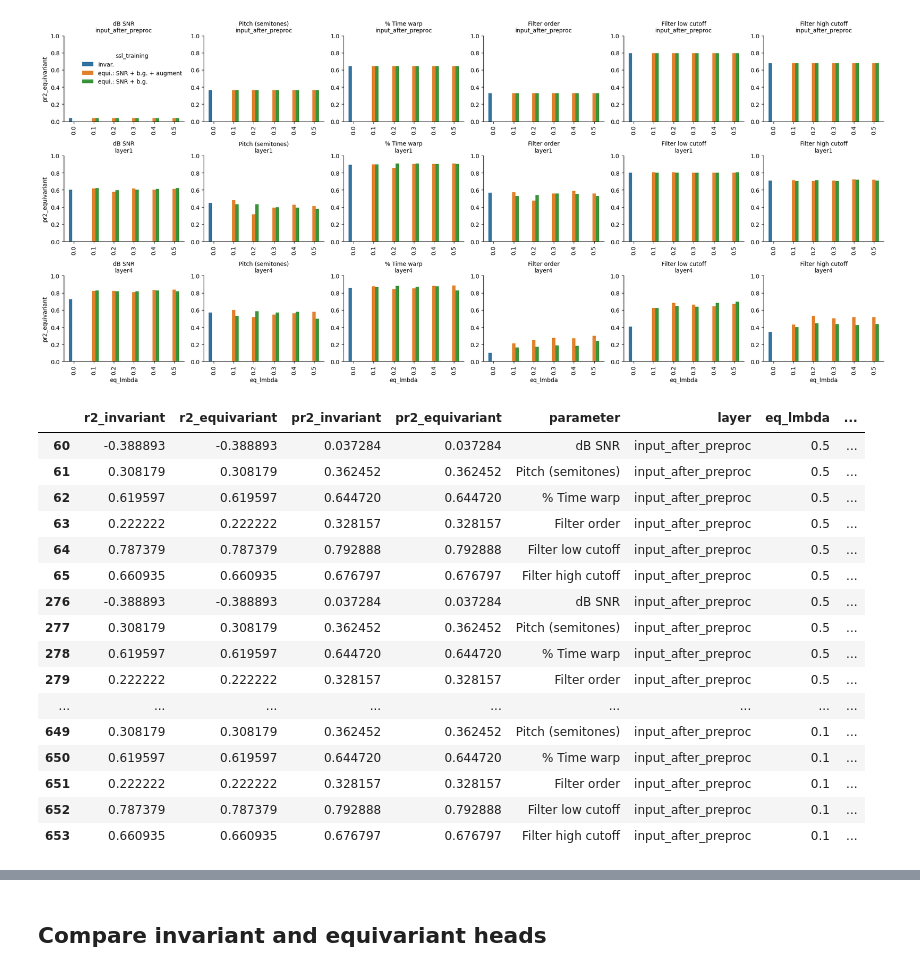
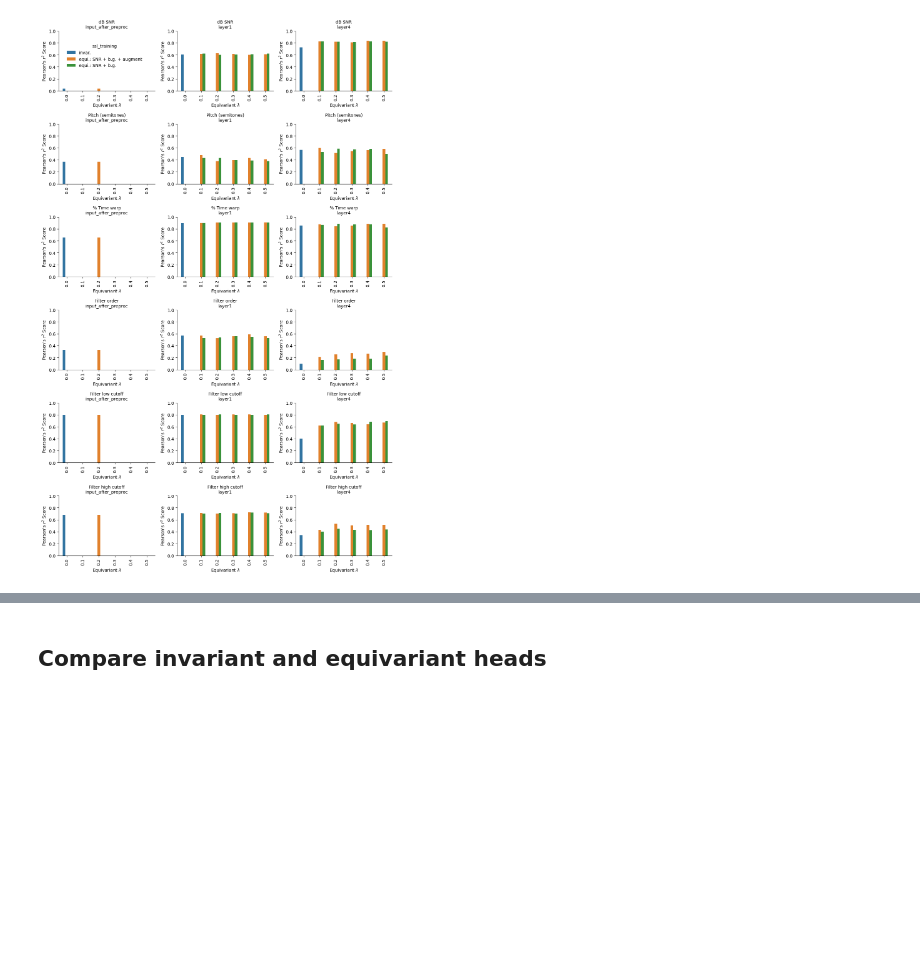
Before and after one commit to Feather-Lab/audio-ssl, a Jupyter notebook: notebooks/plot_parameter_decoding.ipynb, the cells around one changed output, grey strips where cells are left out. Saved outputs shown, nothing was run; the diff lists cells and outputs as text; code cells hidden in the pictures; blank space fills up the shorter version.

```diff
--- a/notebooks/plot_parameter_decoding.ipynb
+++ b/notebooks/plot_parameter_decoding.ipynb
@@ -53,58 +147,40 @@ results = pd.concat(results_dfs, axis=0, ignore_index = True).drop_duplicates()
 # %%
 layer_order = [
             'input_after_preproc',
             'layer1',
             # 'layer2',
             # 'layer3',
             'layer4',
             # 'avgpool'
 ]
 
 eq_lmbda_order = sorted(results['eq_lmbda'].unique())
-
+# eq_lmbda_order = [0.0, 0.1, 0.5]
 g = sns.catplot(data=results,
             kind = 'bar',
             x='eq_lmbda',
             order=eq_lmbda_order,
             y='pr2_equivariant',
             hue='ssl_training',
-            col='parameter',
-            row='layer',
-            row_order=layer_order,
+            row='parameter',
+            col='layer',
+            col_order=layer_order,
             sharey=False,
             sharex=False,
             width=0.5,
             height=3, aspect=1)
 
-g.set_titles("{col_name}\n{row_name}")
+g.set_titles("{row_name}\n{col_name}")
+g.set(xlabel="Equivariant $\\lambda$", ylabel="Pearson's $r^2$ Score")
 g.set(ylim=(0,1))
 g.set_xticklabels(labels=eq_lmbda_order, rotation=90)
+# Access the legend object
 leg = g._legend
-leg.set_bbox_to_anchor([0.175, 0.85])
+leg.set_bbox_to_anchor([0.3, 0.925])
 
 plt.tight_layout()
 # %% [output]
-[figure, old version]
+[figure, new version]
-# %%
-results[results.layer.str.contains('input') & (results.eq_lmbda.isin([0.1,0.5]))]
-# %% [output]
-|  | r2_invariant | r2_equivariant | pr2_invariant | pr2_equivariant | parameter | layer | eq_lmbda | ... |
-| 60 | -0.388893 | -0.388893 | 0.037284 | 0.037284 | dB SNR | input_after_preproc | 0.5 | ... |
-| 61 | 0.308179 | 0.308179 | 0.362452 | 0.362452 | Pitch (semitones) | input_after_preproc | 0.5 | ... |
-| 62 | 0.619597 | 0.619597 | 0.644720 | 0.644720 | % Time warp | input_after_preproc | 0.5 | ... |
-| 63 | 0.222222 | 0.222222 | 0.328157 | 0.328157 | Filter order | input_after_preproc | 0.5 | ... |
-| 64 | 0.787379 | 0.787379 | 0.792888 | 0.792888 | Filter low cutoff | input_after_preproc | 0.5 | ... |
-| 65 | 0.660935 | 0.660935 | 0.676797 | 0.676797 | Filter high cutoff | input_after_preproc | 0.5 | ... |
-| 276 | -0.388893 | -0.388893 | 0.037284 | 0.037284 | dB SNR | input_after_preproc | 0.5 | ... |
-| 277 | 0.308179 | 0.308179 | 0.362452 | 0.362452 | Pitch (semitones) | input_after_preproc | 0.5 | ... |
-| 278 | 0.619597 | 0.619597 | 0.644720 | 0.644720 | % Time warp | input_after_preproc | 0.5 | ... |
-| 279 | 0.222222 | 0.222222 | 0.328157 | 0.328157 | Filter order | input_after_preproc | 0.5 | ... |
-| ... | ... | ... | ... | ... | ... | ... | ... | ... |
-| 649 | 0.308179 | 0.308179 | 0.362452 | 0.362452 | Pitch (semitones) | input_after_preproc | 0.1 | ... |
-| 650 | 0.619597 | 0.619597 | 0.644720 | 0.644720 | % Time warp | input_after_preproc | 0.1 | ... |
-| 651 | 0.222222 | 0.222222 | 0.328157 | 0.328157 | Filter order | input_after_preproc | 0.1 | ... |
-| 652 | 0.787379 | 0.787379 | 0.792888 | 0.792888 | Filter low cutoff | input_after_preproc | 0.1 | ... |
-| 653 | 0.660935 | 0.660935 | 0.676797 | 0.676797 | Filter high cutoff | input_after_preproc | 0.1 | ... |
 # %%
 layer_order = [
             'input_after_preproc',
```
Also changed, not shown: parts of 16 cells of this notebook, 19 other files.
